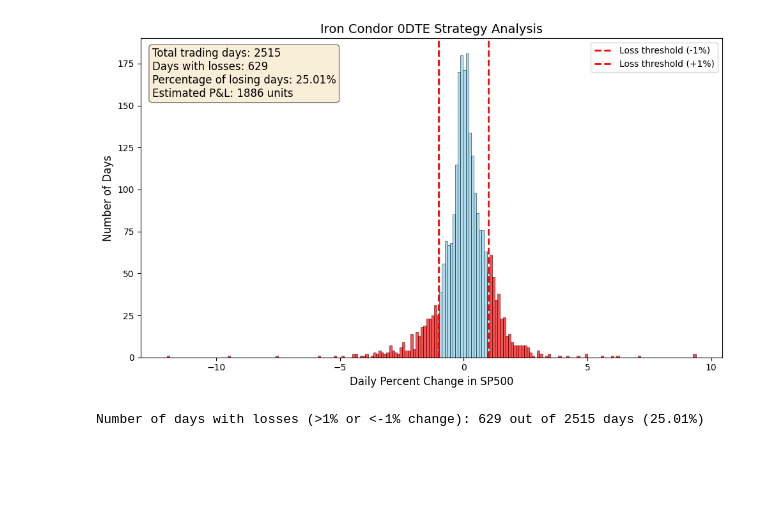
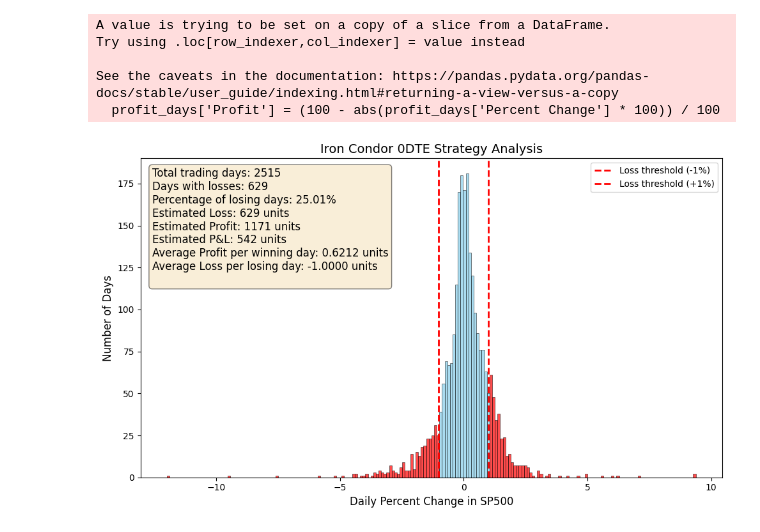
Before and after one commit to gianlucaciarcelluti/vix_percentile_spy_trading_strat, a Jupyter notebook: daily-analisys.ipynb, the cells around one changed output. Drawn from its saved outputs; the diff is of its cells as text; code cells hidden in the pictures; blank space fills up the shorter version.

```diff
--- a/daily-analisys.ipynb
+++ b/daily-analisys.ipynb
@@ -89,7 +89,26 @@ FloatSlider(value=0.75, description='Percentile:', layout=Layout(width='800px'),
 # %%
 # Calculate the number of days with losses for an iron condor strategy
 # Loss occurs when daily percentage change is greater than +1% or less than -1%
+# Define thresholds for iron condor strategy
+lower_threshold = -1.0
+upper_threshold = 1.0
 
+# Calculate profit for days without losses (when price movement is between thresholds)
+# Count the number of days where price movement stays between thresholds
+profit_days = data[(data['Percent Change'] >= lower_threshold) & (data['Percent Change'] <= upper_threshold)]
+profit_days['Profit'] = (100 - abs(profit_days['Percent Change'] * 100)) / 100
+total_profit = profit_days['Profit'].sum()
+
+# For loss days, we assume a fixed loss of -1 per trade
+total_loss = -1 * (data[(data['Percent Change'] < lower_threshold) |
+                                           (data['Percent Change'] > upper_threshold)]).shape[0]
+
+# Calculate net P&L
+net_pl = total_profit + total_loss
+# Calculate win/loss summary statistics
+win_days = len(profit_days)
+win_avg = total_profit / win_days if win_days > 0 else 0
+loss_avg = total_loss / loss_count if loss_count > 0 else 0
 
 # Count days with losses
 loss_days = data[(data['Percent Change'] > 1.0) | (data['Percent Change'] < -1.0)]
@@ -104,35 +123,41 @@ fig3, ax3 = plt.subplots(figsize=(10, 6))
 bins = 200
 n, bins, patches = ax3.hist(data['Percent Change'], bins=bins, alpha=0.7, color='skyblue', edgecolor='black', linewidth=0.5)
 
 # Color the loss regions
 for i in range(len(patches)):
     if bins[i] < -1.0 or bins[i] > 1.0:
         patches[i].set_facecolor('red')
         patches[i].set_alpha(0.7)
 
 # Add vertical lines at the boundaries
 ax3.axvline(-1.0, color='red', linestyle='--', linewidth=2, label='Loss threshold (-1%)')
 ax3.axvline(1.0, color='red', linestyle='--', linewidth=2, label='Loss threshold (+1%)')
 
 # Add annotations
 ax3.set_title('Iron Condor 0DTE Strategy Analysis', fontsize=14)
 ax3.set_xlabel('Daily Percent Change in SP500', fontsize=12)
 ax3.set_ylabel('Number of Days', fontsize=12)
 ax3.legend()
 
 # Add text box with statistics
 stats_text = (f'Total trading days: {total_days}\n'
                           f'Days with losses: {loss_count}\n'
                           f'Percentage of losing days: {loss_percentage:.2f}%\n'
-                          f'Estimated P&L: {(total_days - loss_count):.0f} units')
+                          f'Estimated Loss: {loss_count:.0f} units\n'
+                          f'Estimated Profit: {total_profit:.0f} units\n'
+                          f'Estimated P&L: {net_pl:.0f} units\n'
+                          f'Average Profit per winning day: {win_avg:.4f} units\n'
+                          f'Average Loss per losing day: {loss_avg:.4f} units\n')
 
 ax3.text(0.02, 0.97, stats_text, transform=ax3.transAxes, fontsize=12,
         verticalalignment='top', bbox=dict(boxstyle='round', facecolor='wheat', alpha=0.5))
 
 plt.tight_layout()
 plt.show()
-
-print(f"Number of days with losses (>1% or <-1% change): {loss_count} out of {total_days} days ({loss_percentage:.2f}%)")
 # %% [output]
+A value is trying to be set on a copy of a slice from a DataFrame.
+Try using .loc[row_indexer,col_indexer] = value instead
+
+See the caveats in the documentation: https://pandas.pydata.org/pandas-docs/stable/user_guide/indexing.html#returning-a-view-versus-a-copy
+  profit_days['Profit'] = (100 - abs(profit_days['Percent Change'] * 100)) / 100
-[figure, old version]
+[figure, new version]
-Number of days with losses (>1% or <-1% change): 629 out of 2515 days (25.01%)
```
